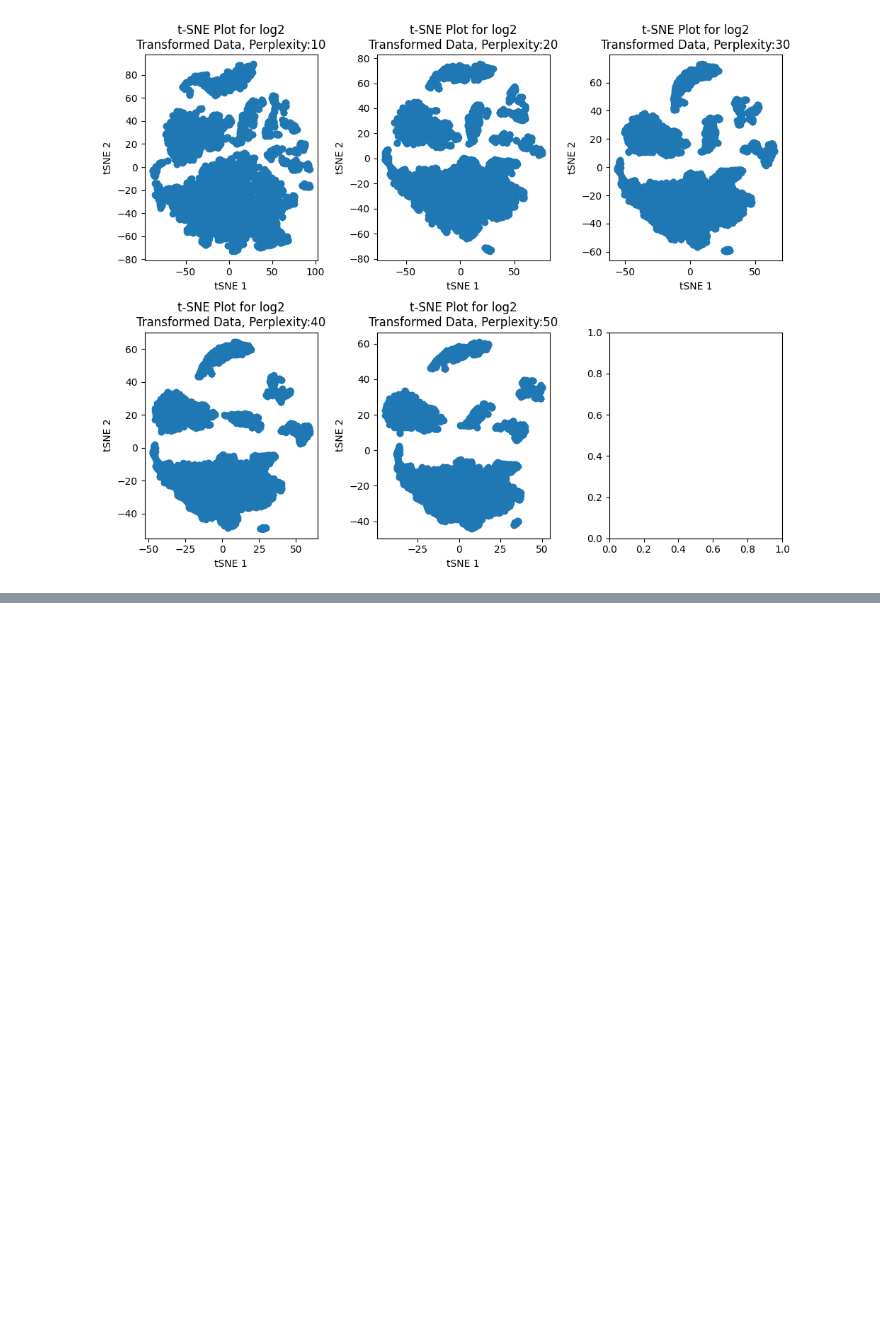
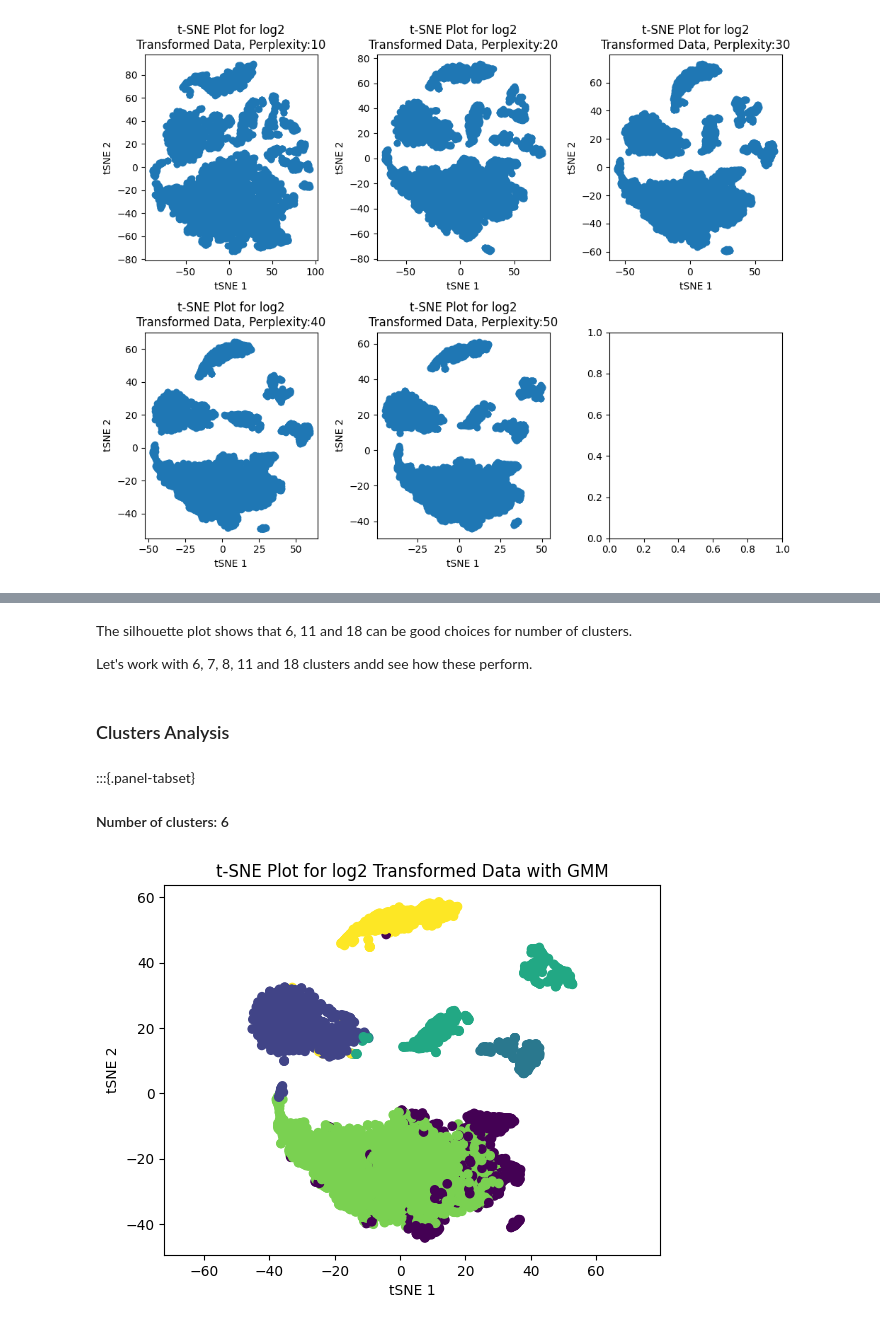
Before and after one commit to pipaber/Portfolio, a Jupyter notebook: posts/Naive_scRNA-Seq_analysis/naive_scrnaseq_analysis.ipynb, the cells around one changed output, grey strips where cells are left out. Cells and saved outputs as stored; diff of their text form; code cells hidden in the pictures; blank space fills up the shorter version.

```diff
--- a/posts/Naive_scRNA-Seq_analysis/naive_scrnaseq_analysis.ipynb
+++ b/posts/Naive_scRNA-Seq_analysis/naive_scrnaseq_analysis.ipynb
@@ -155,0 +221,28 @@ plt.show()
+# %% [markdown]
+The silhouette plot shows that 6, 11 and 18 can be good choices for number of clusters.
+
+Let's work with 6, 7, 8, 11 and 18 clusters andd see how these perform.
+# %% [markdown]
+### Clusters Analysis
+# %% [markdown]
+:::{.panel-tabset}
+
+#### Number of clusters: 6
+# %%
+np.random.seed(123)
+
+gmm = GaussianMixture(n_components=6, random_state=0, init_params='kmeans')
+clusters_gmm = gmm.fit_predict(pca_axes[:,0:50])
+
+tsne = TSNE(n_components=2, perplexity=50)
+
+x_tsne = tsne.fit_transform(pca_axes[:,0:50])
+
+plt.scatter(x_tsne[:,0], x_tsne[:,1], c=clusters_gmm)
+plt.xlabel('tSNE 1')
+plt.ylabel('tSNE 2')
+plt.title('t-SNE Plot for log2 Transformed Data with GMM')
+plt.axis('equal')
+plt.show()
+# %% [output]
+[figure, added]
```
Also changed, not shown: parts of 26 cells of this notebook.
